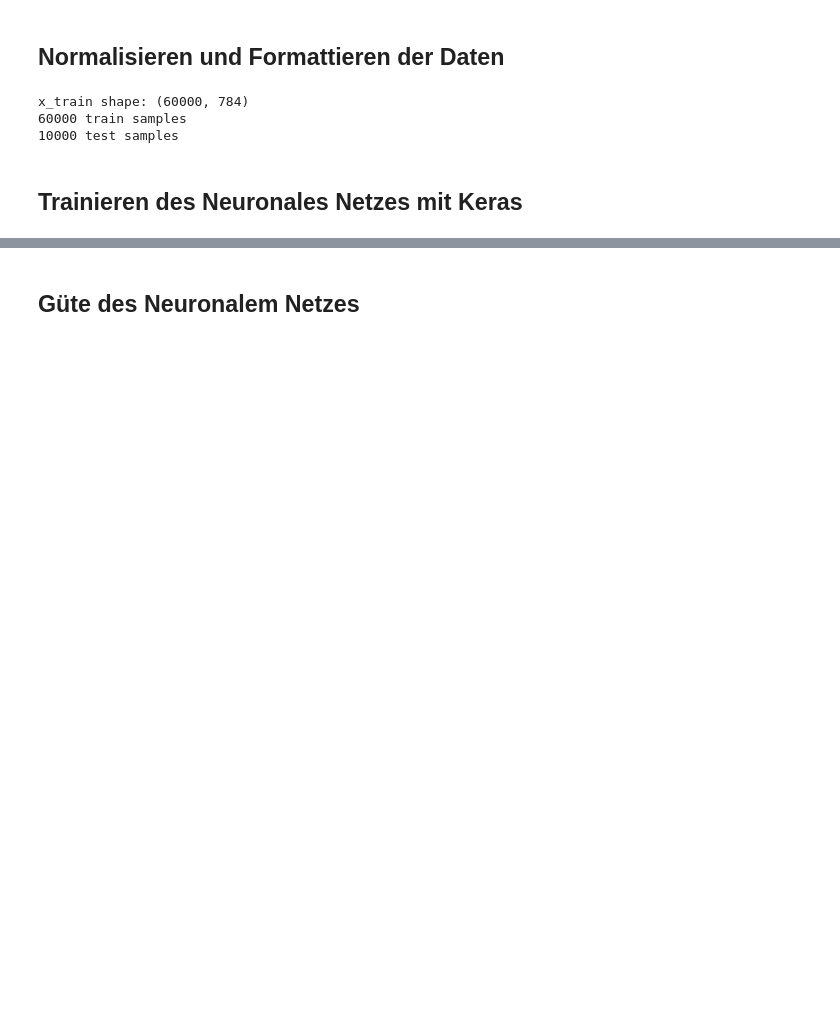
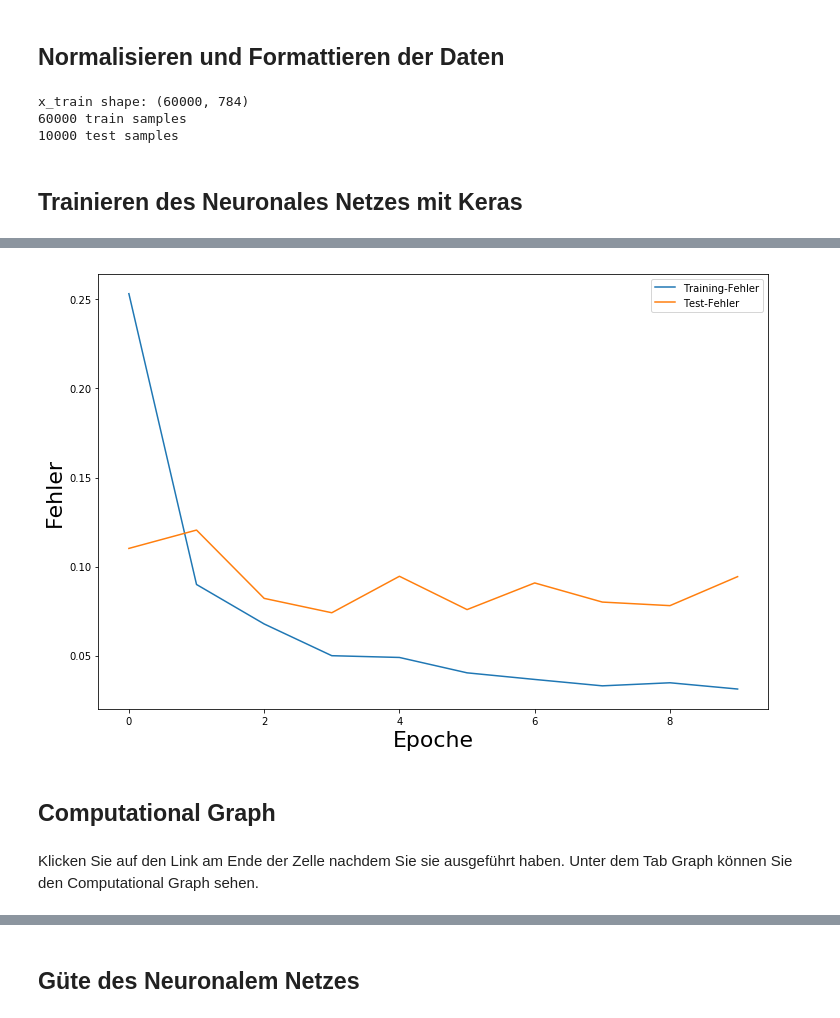
Before and after one commit to HenningBuhl/DLKTF, a Jupyter notebook: DigitalXchange_MNIST_MLP.ipynb, the cells around one changed output, grey strips where cells are left out. Cells and saved outputs as stored; diff of their text form; code cells hidden in the pictures; blank space fills up the shorter version.

```diff
--- a/DigitalXchange_MNIST_MLP.ipynb
+++ b/DigitalXchange_MNIST_MLP.ipynb
@@ -71,7 +69,7 @@ x_train shape: (60000, 784)
 # Die Lernrate beeinflusst wie stark die Werte bei einem Parameterupdate
 # verändert werden. Große Lernraten lassen den Fehler stark schwanken und
 # kleine Lernraten sorgen für ein zu langsames Lernen.
-learning_rate = 0.001
+learning_rate = 0.01
 
 # Die batch_size ist die Anzahl der Trainingsbeispiele die sich das Netzwerk
 # anguckt, bevor ein Parameterupdate durchgeführt wird.
@@ -120,5 +115,6 @@ tensorboard_callback = TensorBoard(log_dir='./log', histogram_freq=0,
 history = model.fit(x=x_train, y=y_train,
           batch_size=batch_size,
           epochs=epochs,
+          validation_data=(x_test, y_test),
           callbacks=[tensorboard_callback])
 # %% [output]
@@ -142,3 +138,16 @@ Epoch 10/10
+# %%
+plt.xlabel('Epoche', fontsize=22)
+plt.ylabel('Fehler', fontsize=22)
+plt.plot(history.history['loss'], label="Training-Fehler")
+plt.plot(history.history['val_loss'], label="Test-Fehler")
+plt.legend(loc="upper right")
+plt.show()
+# %% [output]
+[figure, added]
+# %% [markdown]
+## Computational Graph
+# %% [markdown]
+Klicken Sie auf den Link am Ende der Zelle nachdem Sie sie ausgeführt haben. Unter dem Tab Graph können Sie den Computational Graph sehen.
 # %%
 !wget https://bin.equinox.io/c/4VmDzA7iaHb/ngrok-stable-linux-amd64.zip
 !unzip ngrok-stable-linux-amd64.zip
```
Also changed, not shown: parts of 8 cells of this notebook, 2 other files.
